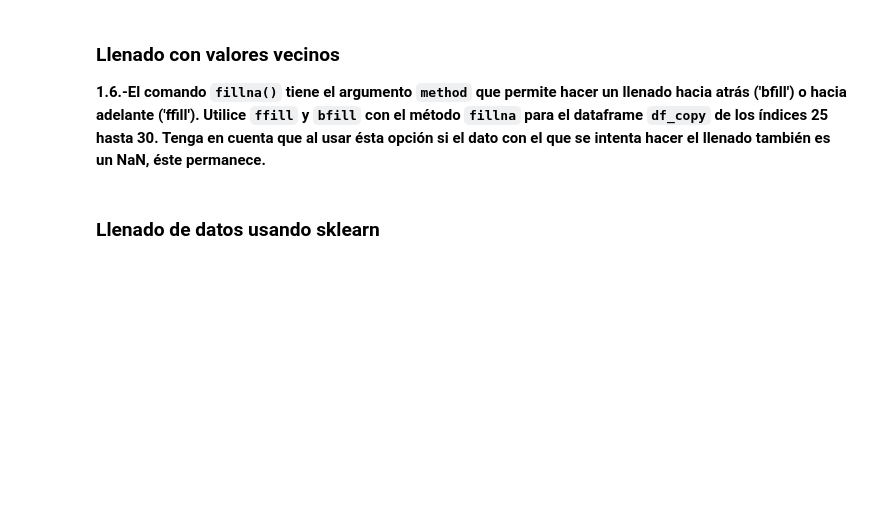
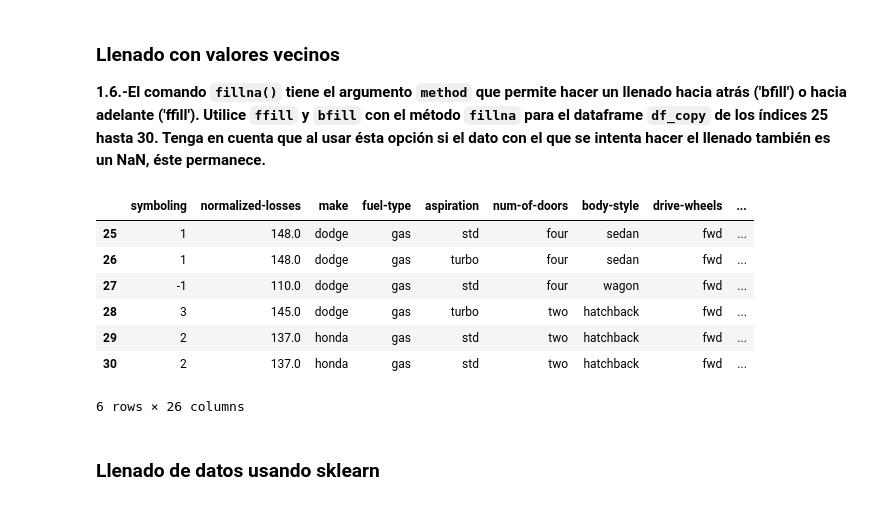
Before and after one commit to karenma/Herramientas_Aplicaciones_IA_2025, a Jupyter notebook: Modulo1/Actividad_3/Actividad3_Tratamiento_datos_faltantes.ipynb, the cells around one changed output. Cells and saved outputs as stored; diff of their text form; code cells hidden in the pictures; blank space fills up the shorter version.

```diff
--- a/Modulo1/Actividad_3/Actividad3_Tratamiento_datos_faltantes.ipynb
+++ b/Modulo1/Actividad_3/Actividad3_Tratamiento_datos_faltantes.ipynb
@@ -73,6 +159,23 @@ df=pd.read_csv('adult.csv')
 ### Llenado con valores vecinos
 
 **1.6.-El comando `fillna()` tiene el argumento `method` que permite hacer un llenado hacia atrás ('bfill') o hacia adelante ('ffill'). Utilice `ffill` y `bfill` con el método `fillna` para el dataframe `df_copy` de los índices 25 hasta 30. Tenga en cuenta que al usar ésta opción si el dato con el que se intenta hacer el llenado también es un NaN, éste permanece.**
+# %%
+df_copy = df.copy()
+
+# Usar ffill() y luego bfill() en el rango 25 a 30
+df_copy.loc[25:30] = df_copy.loc[25:30].ffill()
+df_copy.loc[25:30] = df_copy.loc[25:30].bfill()
+
+df_copy.loc[25:30]
+# %% [output]
+|  | symboling | normalized-losses | make | fuel-type | aspiration | num-of-doors | body-style | drive-wheels | ... |
+| 25 | 1 | 148.0 | dodge | gas | std | four | sedan | fwd | ... |
+| 26 | 1 | 148.0 | dodge | gas | turbo | four | sedan | fwd | ... |
+| 27 | -1 | 110.0 | dodge | gas | std | four | wagon | fwd | ... |
+| 28 | 3 | 145.0 | dodge | gas | turbo | two | hatchback | fwd | ... |
+| 29 | 2 | 137.0 | honda | gas | std | two | hatchback | fwd | ... |
+| 30 | 2 | 137.0 | honda | gas | std | two | hatchback | fwd | ... |
+6 rows × 26 columns
 # %% [markdown]
 ### Llenado de datos usando sklearn
 # %% [markdown]
```
Also changed, not shown: parts of 17 cells of this notebook, 2 other files.
